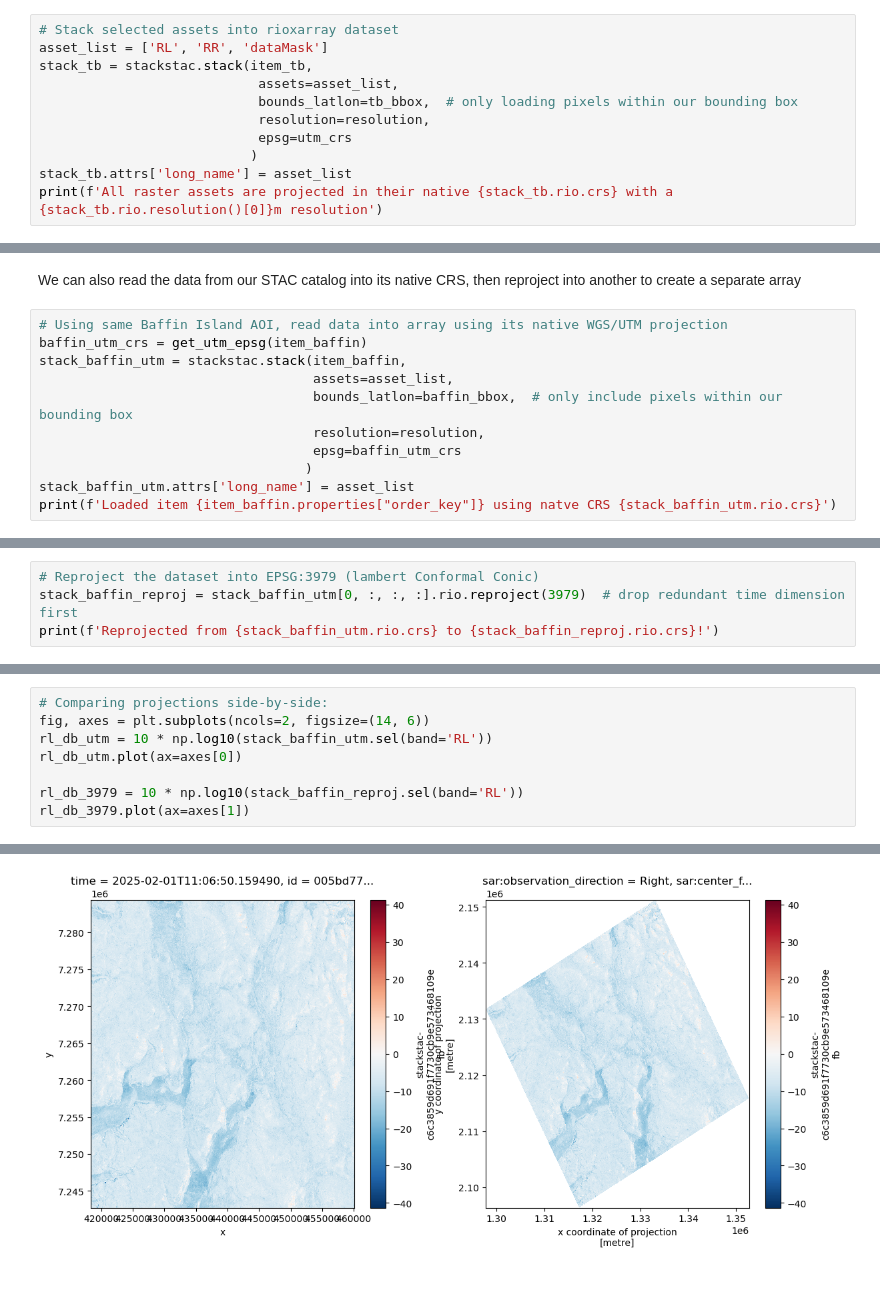
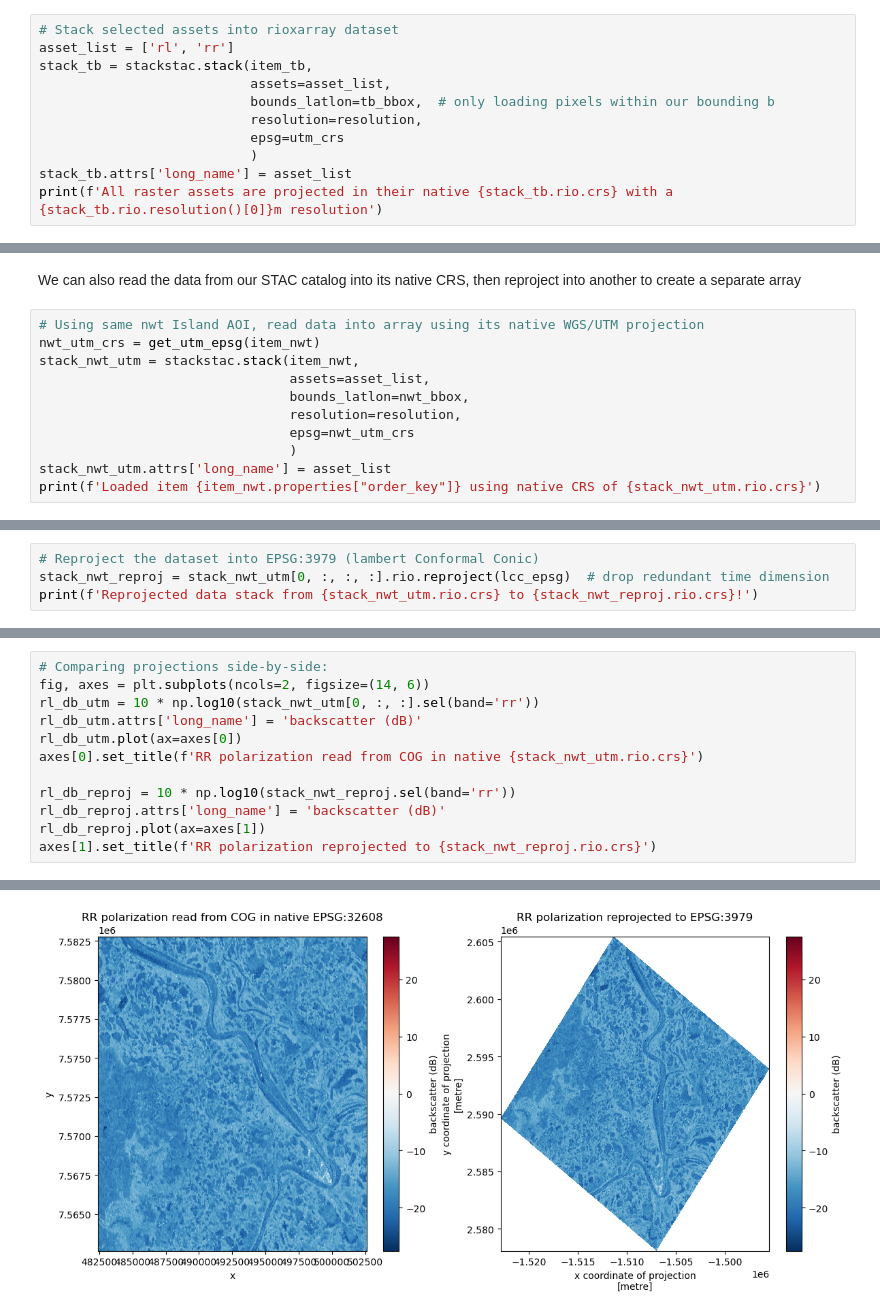
Before and after one commit to eodms-sgdot/rcm-ard-stac-examples, a Jupyter notebook: examples/coordinate_transformations.ipynb, the cells around one changed output, grey strips where cells are left out. Cells and saved outputs as stored; diff of their text form; blank space fills up the shorter version.

```diff
--- a/examples/coordinate_transformations.ipynb
+++ b/examples/coordinate_transformations.ipynb
@@ -101,11 +83,11 @@ STAC raster assets have a 30m pixel resolution
 # %%
 # Stack selected assets into rioxarray dataset
-asset_list = ['RL', 'RR', 'dataMask']
+asset_list = ['rl', 'rr']
 stack_tb = stackstac.stack(item_tb,
-                            assets=asset_list,
-                            bounds_latlon=tb_bbox,  # only loading pixels within our bounding box
-                            resolution=resolution,
-                            epsg=utm_crs
+                           assets=asset_list,
+                           bounds_latlon=tb_bbox,  # only loading pixels within our bounding b
+                           resolution=resolution,
+                           epsg=utm_crs
                            )
 stack_tb.attrs['long_name'] = asset_list
 print(f'All raster assets are projected in their native {stack_tb.rio.crs} with a {stack_tb.rio.resolution()[0]}m resolution')
@@ -165,14 +147,14 @@ Successfully read RCM-CARD data into array using EPSG:3979 on-the-fly with stack
 # %% [markdown]
 We can also read the data from our STAC catalog into its native CRS, then reproject into another to create a separate array
 # %%
-# Using same Baffin Island AOI, read data into array using its native WGS/UTM projection
-baffin_utm_crs = get_utm_epsg(item_baffin)
-stack_baffin_utm = stackstac.stack(item_baffin,
-                                   assets=asset_list,
-                                   bounds_latlon=baffin_bbox,  # only include pixels within our bounding box
-                                   resolution=resolution,
-                                   epsg=baffin_utm_crs
-                                  )
-stack_baffin_utm.attrs['long_name'] = asset_list
-print(f'Loaded item {item_baffin.properties["order_key"]} using natve CRS {stack_baffin_utm.rio.crs}')
+# Using same nwt Island AOI, read data into array using its native WGS/UTM projection
+nwt_utm_crs = get_utm_epsg(item_nwt)
+stack_nwt_utm = stackstac.stack(item_nwt,
+                                assets=asset_list,
+                                bounds_latlon=nwt_bbox,
+                                resolution=resolution,
+                                epsg=nwt_utm_crs
+                                )
+stack_nwt_utm.attrs['long_name'] = asset_list
+print(f'Loaded item {item_nwt.properties["order_key"]} using native CRS of {stack_nwt_utm.rio.crs}')
 # %% [output]
@@ -180,5 +162,5 @@ Loaded item RCM3_OK3308027_PK3469453_1_SC30MCPA_20250201_110650_CH_CV_MLC using
 # %%
 # Reproject the dataset into EPSG:3979 (lambert Conformal Conic)
-stack_baffin_reproj = stack_baffin_utm[0, :, :, :].rio.reproject(3979)  # drop redundant time dimension first
-print(f'Reprojected from {stack_baffin_utm.rio.crs} to {stack_baffin_reproj.rio.crs}!')
+stack_nwt_reproj = stack_nwt_utm[0, :, :, :].rio.reproject(lcc_epsg)  # drop redundant time dimension
+print(f'Reprojected data stack from {stack_nwt_utm.rio.crs} to {stack_nwt_reproj.rio.crs}!')
 # %% [output]
@@ -186,9 +168,13 @@ Reprojected from EPSG:32620 to EPSG:3979!
 # %%
 # Comparing projections side-by-side:
 fig, axes = plt.subplots(ncols=2, figsize=(14, 6))
-rl_db_utm = 10 * np.log10(stack_baffin_utm.sel(band='RL'))
+rl_db_utm = 10 * np.log10(stack_nwt_utm[0, :, :].sel(band='rr'))
+rl_db_utm.attrs['long_name'] = 'backscatter (dB)'
 rl_db_utm.plot(ax=axes[0])
+axes[0].set_title(f'RR polarization read from COG in native {stack_nwt_utm.rio.crs}')
 
-rl_db_3979 = 10 * np.log10(stack_baffin_reproj.sel(band='RL'))
-rl_db_3979.plot(ax=axes[1])
+rl_db_reproj = 10 * np.log10(stack_nwt_reproj.sel(band='rr'))
+rl_db_reproj.attrs['long_name'] = 'backscatter (dB)'
+rl_db_reproj.plot(ax=axes[1])
+axes[1].set_title(f'RR polarization reprojected to {stack_nwt_reproj.rio.crs}')
 # %% [output]
@@ -196 +182 @@ rl_db_3979.plot(ax=axes[1])
-[figure, old version]
+[figure, new version]
```
Also changed, not shown: parts of 15 cells of this notebook, 2 other files.
